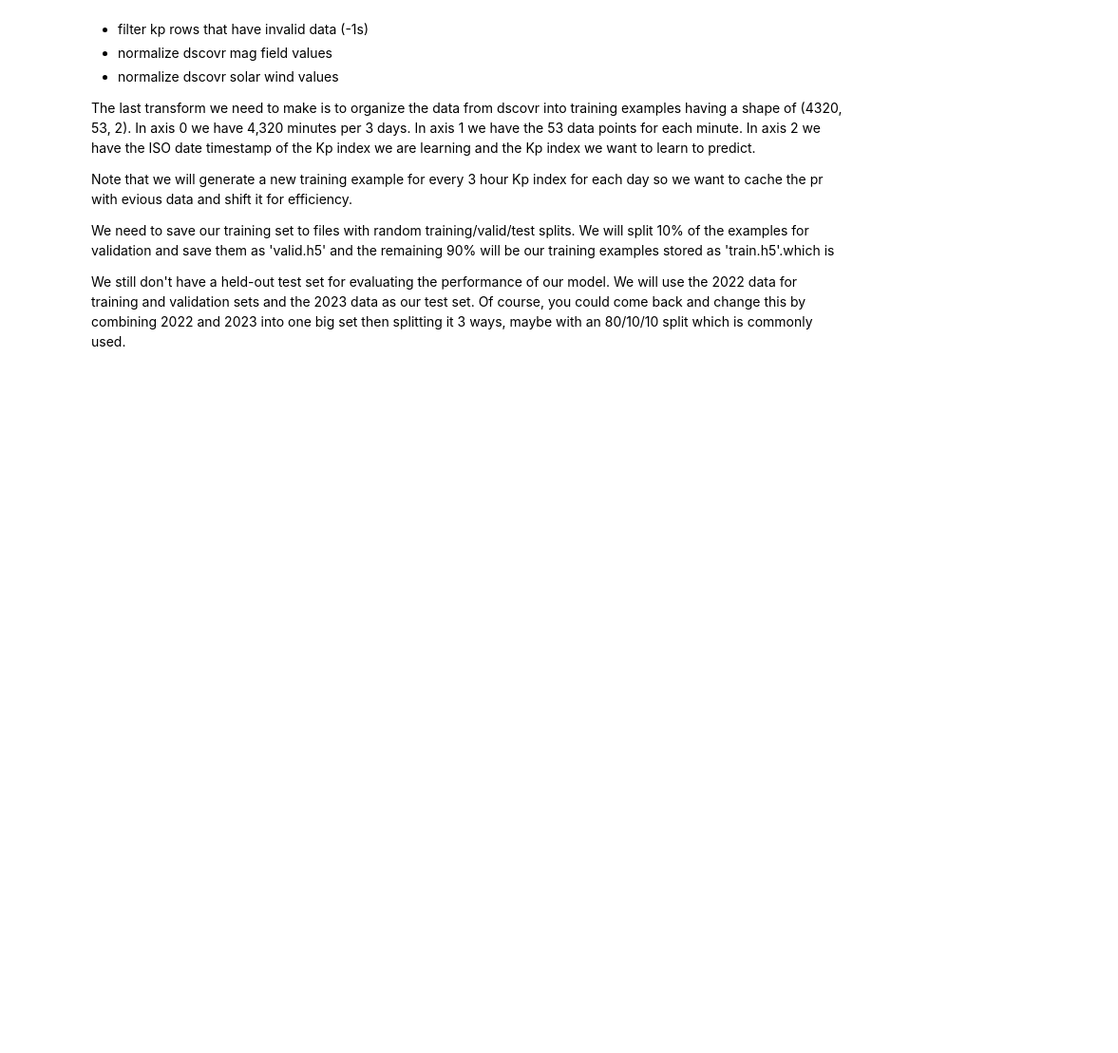
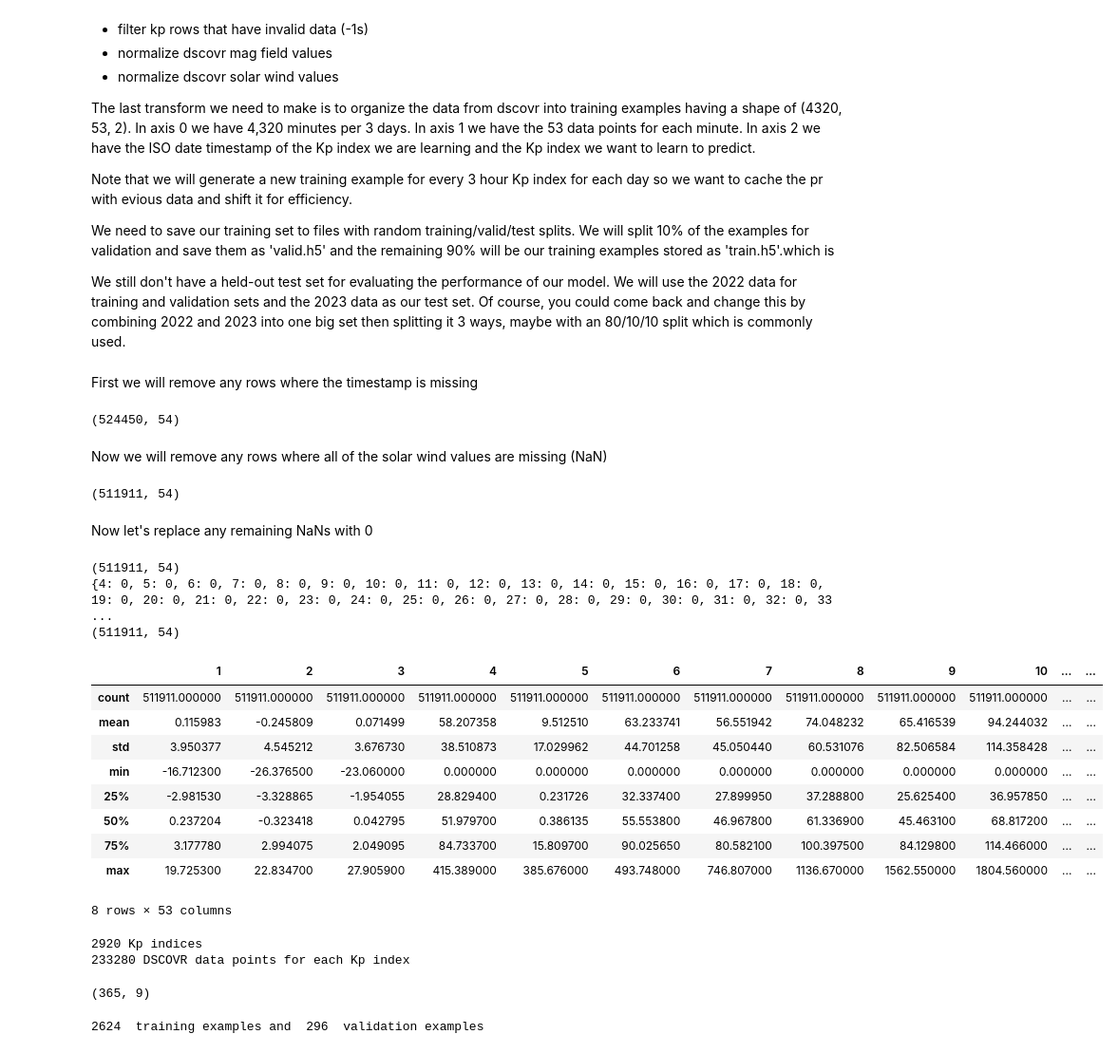
Before and after one commit to edubergeek/dscovrmatic, a Jupyter notebook: dscovrmatic-etl.ipynb, the cells around one changed output. Shown: that part at 95% size. Drawn from its saved outputs; the diff is of its cells as text; code cells hidden in the pictures; blank space fills up the shorter version.

```diff
--- a/dscovrmatic-etl.ipynb
+++ b/dscovrmatic-etl.ipynb
@@ -62,0 +59,53 @@ test_df.to_hdf('test.h5', key='valid', mode='w', complevel=9)
+# %% [markdown]
+First we will remove any rows where the timestamp is missing
+# %%
+x_df = x_df.drop(x_df[x_df[1].isna()].index)
+print(x_df.shape)
+# %% [output]
+(524450, 54)
+# %% [markdown]
+Now we will remove any rows where all of the solar wind values are missing (NaN)
+# %%
+x_df = x_df.drop(x_df[x_df.loc[:,4:].isnull().all(1)].index)
+print(x_df.shape)
+# %% [output]
+(511911, 54)
+# %% [markdown]
+Now let's replace any remaining NaNs with 0
+# %%
+print(x_df.shape)
+values = {}
+for i in range(4, 54):
+  values[i] = 0
+print(values)
+x_df = x_df.fillna(values)
+print(x_df.shape)
+# %% [output]
+(511911, 54)
+{4: 0, 5: 0, 6: 0, 7: 0, 8: 0, 9: 0, 10: 0, 11: 0, 12: 0, 13: 0, 14: 0, 15: 0, 16: 0, 17: 0, 18: 0, 19: 0, 20: 0, 21: 0, 22: 0, 23: 0, 24: 0, 25: 0, 26: 0, 27: 0, 28: 0, 29: 0, 30: 0, 31: 0, 32: 0, 33 ...
+(511911, 54)
+# %%
+x_df.describe()
+# %% [output]
+|  | 1 | 2 | 3 | 4 | 5 | 6 | 7 | 8 | 9 | 10 | ... | ... |
+| count | 511911.000000 | 511911.000000 | 511911.000000 | 511911.000000 | 511911.000000 | 511911.000000 | 511911.000000 | 511911.000000 | 511911.000000 | 511911.000000 | ... | ... |
+| mean | 0.115983 | -0.245809 | 0.071499 | 58.207358 | 9.512510 | 63.233741 | 56.551942 | 74.048232 | 65.416539 | 94.244032 | ... | ... |
+| std | 3.950377 | 4.545212 | 3.676730 | 38.510873 | 17.029962 | 44.701258 | 45.050440 | 60.531076 | 82.506584 | 114.358428 | ... | ... |
+| min | -16.712300 | -26.376500 | -23.060000 | 0.000000 | 0.000000 | 0.000000 | 0.000000 | 0.000000 | 0.000000 | 0.000000 | ... | ... |
+| 25% | -2.981530 | -3.328865 | -1.954055 | 28.829400 | 0.231726 | 32.337400 | 27.899950 | 37.288800 | 25.625400 | 36.957850 | ... | ... |
+| 50% | 0.237204 | -0.323418 | 0.042795 | 51.979700 | 0.386135 | 55.553800 | 46.967800 | 61.336900 | 45.463100 | 68.817200 | ... | ... |
+| 75% | 3.177780 | 2.994075 | 2.049095 | 84.733700 | 15.809700 | 90.025650 | 80.582100 | 100.397500 | 84.129800 | 114.466000 | ... | ... |
+| max | 19.725300 | 22.834700 | 27.905900 | 415.389000 | 385.676000 | 493.748000 | 746.807000 | 1136.670000 | 1562.550000 | 1804.560000 | ... | ... |
+8 rows × 53 columns
+# %%
+M = y_df.shape[0]*(y_df.shape[1]-1)
+print(M, 'Kp indices')
+print(4320*x_df.shape[1], 'DSCOVR data points for each Kp index')
+# %% [output]
+2920 Kp indices
+233280 DSCOVR data points for each Kp index
+# %%
+x_M = int(x_df.shape[0] / 4320)
+print(y_df.shape)
+# %% [output]
+(365, 9)
@@ -62,0 +116,6 @@ test_df.to_hdf('test.h5', key='valid', mode='w', complevel=9)
+# %%
+train_M = train_ydf.shape[0] * (train_ydf.shape[1]-1)
+valid_M = valid_ydf.shape[0] * (valid_ydf.shape[1]-1)
+print(train_M, ' training examples and ', valid_M, ' validation examples')
+# %% [output]
+2624  training examples and  296  validation examples
```
Also changed, not shown: parts of 16 cells of this notebook.
